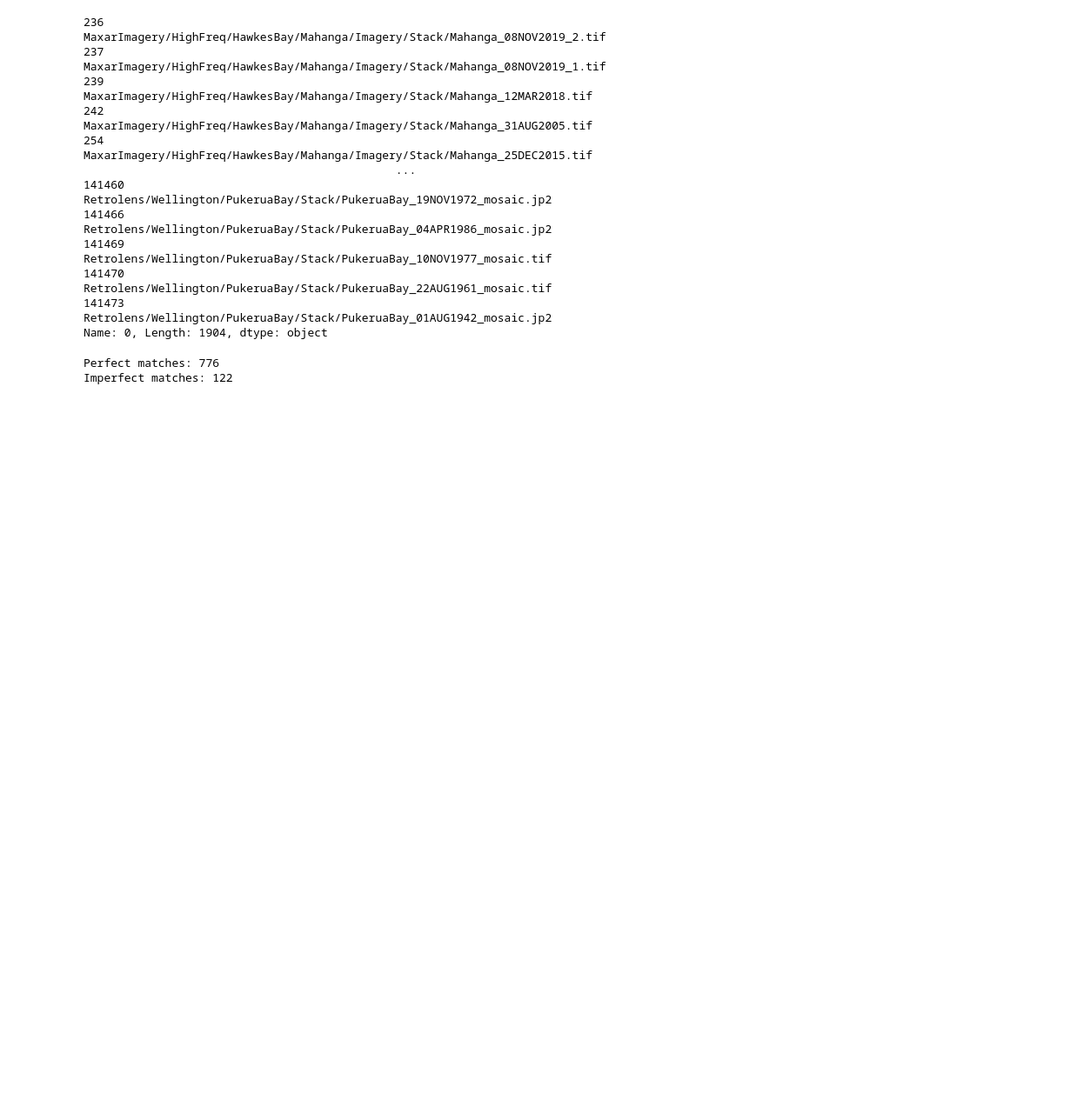
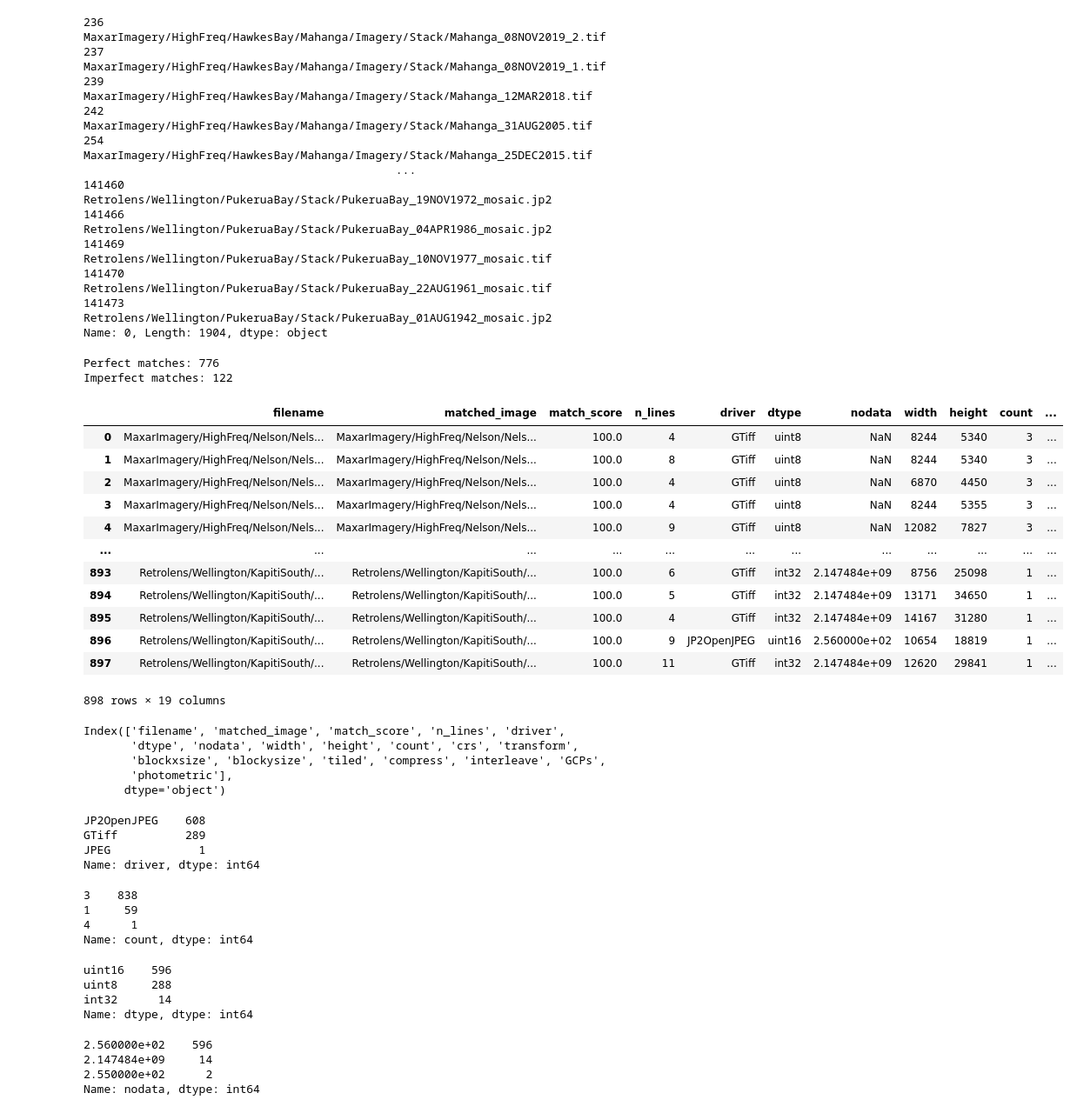
Before and after one commit to UoA-eResearch/retrolens, a Jupyter notebook: EDA.ipynb, the cells around one changed output. Shown at 87% size. Cells and saved outputs as stored; diff of their text form; code cells hidden in the pictures; blank space fills up the shorter version.

```diff
--- a/EDA.ipynb
+++ b/EDA.ipynb
@@ -115,6 +115,73 @@ df[["filename", "matched_image", "match_score"]].sort_values(by="match_score").t
 # %% [output]
 Perfect matches: 776
 Imperfect matches: 122
+# %%
+def get_meta(row):
+    image = rio.open(row.matched_image)
+    gdf = gpd.read_file(row.filename)
+    row = row.to_dict()
+    row["n_lines"] = len(gdf.explode(index_parts=False))
+    row.update(image.profile)
+    row["GCPs"] = bool(image.gcps)
+    return row
+
+metafile = "meta.csv"
+if os.path.isfile(metafile):
+    meta = pd.read_csv(metafile)
+else:
+    meta = pd.DataFrame(df.progress_apply(get_meta, axis=1).tolist())
+    meta.to_csv("meta.csv", index=False)
+meta
+# %% [output]
+|  | filename | matched_image | match_score | n_lines | driver | dtype | nodata | width | height | count | ... |
+| 0 | MaxarImagery/HighFreq/Nelson/Nels... | MaxarImagery/HighFreq/Nelson/Nels... | 100.0 | 4 | GTiff | uint8 | NaN | 8244 | 5340 | 3 | ... |
+| 1 | MaxarImagery/HighFreq/Nelson/Nels... | MaxarImagery/HighFreq/Nelson/Nels... | 100.0 | 8 | GTiff | uint8 | NaN | 8244 | 5340 | 3 | ... |
+| 2 | MaxarImagery/HighFreq/Nelson/Nels... | MaxarImagery/HighFreq/Nelson/Nels... | 100.0 | 4 | GTiff | uint8 | NaN | 6870 | 4450 | 3 | ... |
+| 3 | MaxarImagery/HighFreq/Nelson/Nels... | MaxarImagery/HighFreq/Nelson/Nels... | 100.0 | 4 | GTiff | uint8 | NaN | 8244 | 5355 | 3 | ... |
+| 4 | MaxarImagery/HighFreq/Nelson/Nels... | MaxarImagery/HighFreq/Nelson/Nels... | 100.0 | 9 | GTiff | uint8 | NaN | 12082 | 7827 | 3 | ... |
+| ... | ... | ... | ... | ... | ... | ... | ... | ... | ... | ... | ... |
+| 893 | Retrolens/Wellington/KapitiSouth/... | Retrolens/Wellington/KapitiSouth/... | 100.0 | 6 | GTiff | int32 | 2.147484e+09 | 8756 | 25098 | 1 | ... |
+| 894 | Retrolens/Wellington/KapitiSouth/... | Retrolens/Wellington/KapitiSouth/... | 100.0 | 5 | GTiff | int32 | 2.147484e+09 | 13171 | 34650 | 1 | ... |
+| 895 | Retrolens/Wellington/KapitiSouth/... | Retrolens/Wellington/KapitiSouth/... | 100.0 | 4 | GTiff | int32 | 2.147484e+09 | 14167 | 31280 | 1 | ... |
+| 896 | Retrolens/Wellington/KapitiSouth/... | Retrolens/Wellington/KapitiSouth/... | 100.0 | 9 | JP2OpenJPEG | uint16 | 2.560000e+02 | 10654 | 18819 | 1 | ... |
+| 897 | Retrolens/Wellington/KapitiSouth/... | Retrolens/Wellington/KapitiSouth/... | 100.0 | 11 | GTiff | int32 | 2.147484e+09 | 12620 | 29841 | 1 | ... |
+898 rows × 19 columns
+# %%
+meta.columns
+# %% [output]
+Index(['filename', 'matched_image', 'match_score', 'n_lines', 'driver',
+       'dtype', 'nodata', 'width', 'height', 'count', 'crs', 'transform',
+       'blockxsize', 'blockysize', 'tiled', 'compress', 'interleave', 'GCPs',
+       'photometric'],
+      dtype='object')
+# %%
+meta.driver.value_counts()
+# %% [output]
+JP2OpenJPEG    608
+GTiff          289
+JPEG             1
+Name: driver, dtype: int64
+# %%
+meta["count"].value_counts()
+# %% [output]
+3    838
+1     59
+4      1
+Name: count, dtype: int64
+# %%
+meta.dtype.value_counts()
+# %% [output]
+uint16    596
+uint8     288
+int32      14
+Name: dtype, dtype: int64
+# %%
+meta.nodata.value_counts()
+# %% [output]
+2.560000e+02    596
+2.147484e+09     14
+2.550000e+02      2
+Name: nodata, dtype: int64
 # %%
 coastline = gpd.read_file("lds-nz-coastlines-and-islands-polygons-topo-150k-FGDB.zip!nz-coastlines-and-islands-polygons-topo-150k.gdb")
 # %%
```
Also changed, not shown: parts of 12 cells of this notebook, 1 other file.
